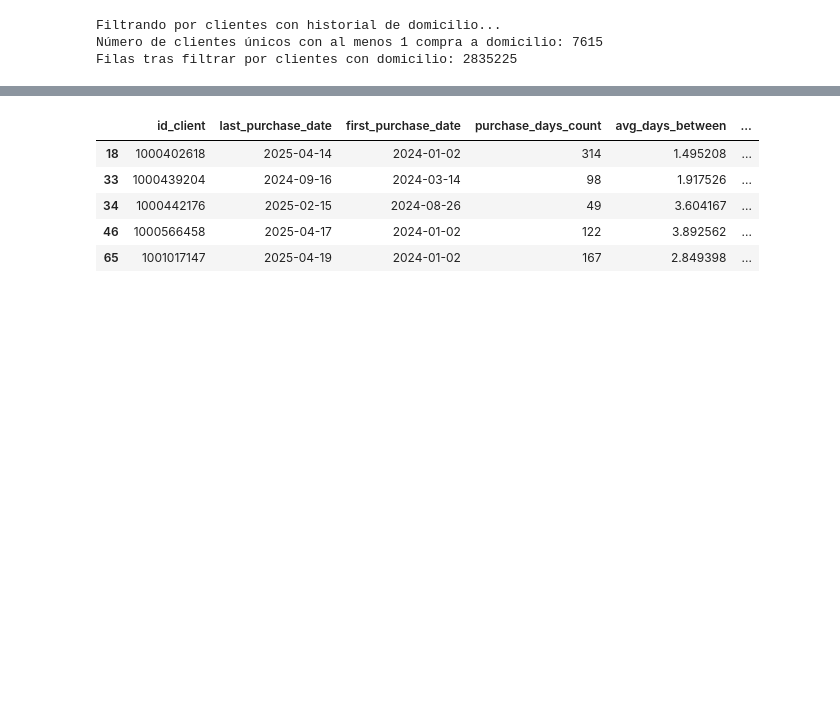
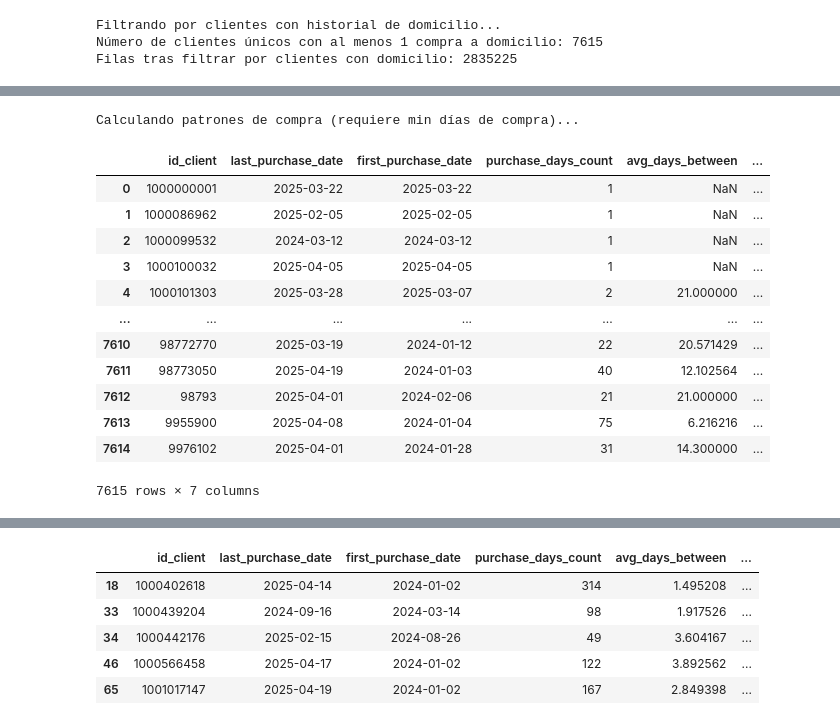
Before and after one commit to jdrincone/euro-supermercados, a Jupyter notebook: notebooks/model_probability.ipynb, the cells around one changed output, grey strips where cells are left out. Saved outputs shown, nothing was run; the diff lists cells and outputs as text; code cells hidden in the pictures; blank space fills up the shorter version.

```diff
--- a/notebooks/model_probability.ipynb
+++ b/notebooks/model_probability.ipynb
@@ -198,3 +198,35 @@ df_filtered.head()
 | 189 | 2024-01-01 | MIX | 222222222222222 | 16439.0 | False | 71477 | ... |
 | 190 | 2024-01-01 | MIX | 222222222222222 | 16439.0 | False | 250171 | ... |
 | 191 | 2024-01-01 | MIX | 222222222222222 | 16439.0 | False | 116532 | ... |
+# %%
+
+print(f"Calculando patrones de compra (requiere min días de compra)...")
+daily_purchases = df_filtered.drop_duplicates(subset=['id_client', 'date_sale'])[['id_client', 'date_sale']]
+daily_purchases = daily_purchases.sort_values(['id_client', 'date_sale'])
+daily_purchases['days_between_purchases'] = daily_purchases.groupby('id_client')['date_sale'].diff().dt.days
+patterns = daily_purchases.groupby('id_client').agg(
+    last_purchase_date=('date_sale', 'max'),
+    first_purchase_date=('date_sale', 'min'),
+    purchase_days_count=('date_sale', 'nunique'),
+    avg_days_between=('days_between_purchases', 'mean'),
+    median_days_between=('days_between_purchases', 'median'),
+    std_days_between=('days_between_purchases', 'std')
+).reset_index()
+# %% [output]
+Calculando patrones de compra (requiere min días de compra)...
+# %%
+patterns
+# %% [output]
+|  | id_client | last_purchase_date | first_purchase_date | purchase_days_count | avg_days_between | ... |
+| 0 | 1000000001 | 2025-03-22 | 2025-03-22 | 1 | NaN | ... |
+| 1 | 1000086962 | 2025-02-05 | 2025-02-05 | 1 | NaN | ... |
+| 2 | 1000099532 | 2024-03-12 | 2024-03-12 | 1 | NaN | ... |
+| 3 | 1000100032 | 2025-04-05 | 2025-04-05 | 1 | NaN | ... |
+| 4 | 1000101303 | 2025-03-28 | 2025-03-07 | 2 | 21.000000 | ... |
+| ... | ... | ... | ... | ... | ... | ... |
+| 7610 | 98772770 | 2025-03-19 | 2024-01-12 | 22 | 20.571429 | ... |
+| 7611 | 98773050 | 2025-04-19 | 2024-01-03 | 40 | 12.102564 | ... |
+| 7612 | 98793 | 2025-04-01 | 2024-02-06 | 21 | 21.000000 | ... |
+| 7613 | 9955900 | 2025-04-08 | 2024-01-04 | 75 | 6.216216 | ... |
+| 7614 | 9976102 | 2025-04-01 | 2024-01-28 | 31 | 14.300000 | ... |
+7615 rows × 7 columns
```
Also changed, not shown: parts of 4 cells of this notebook, 2 other files.
